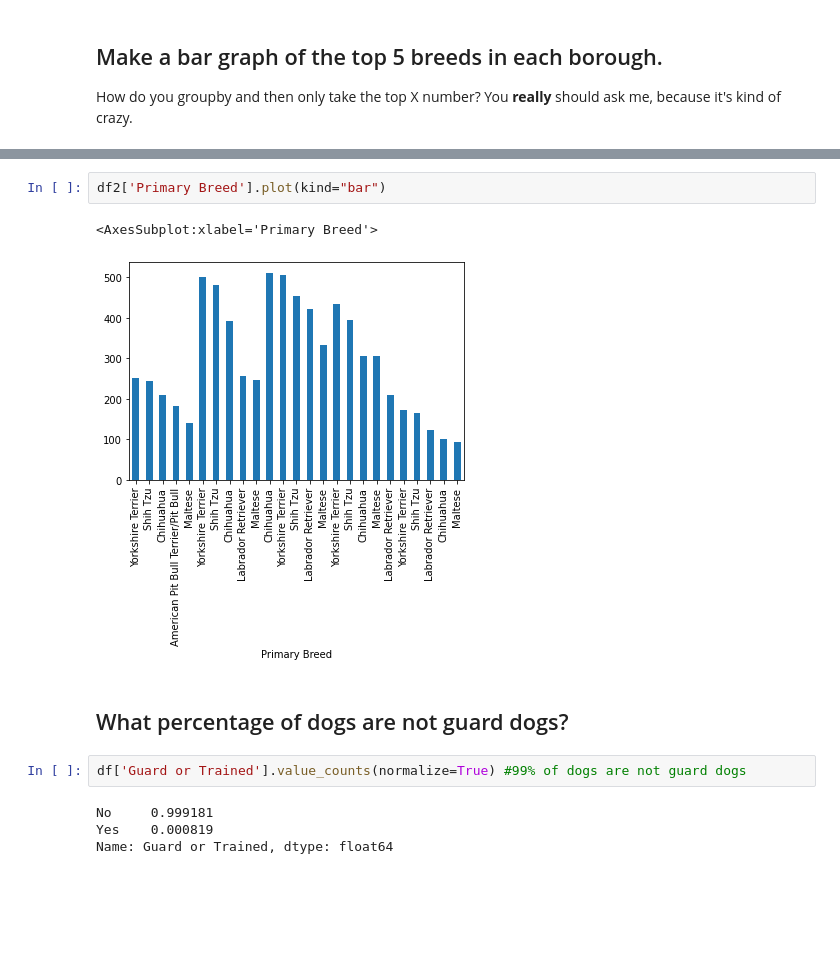
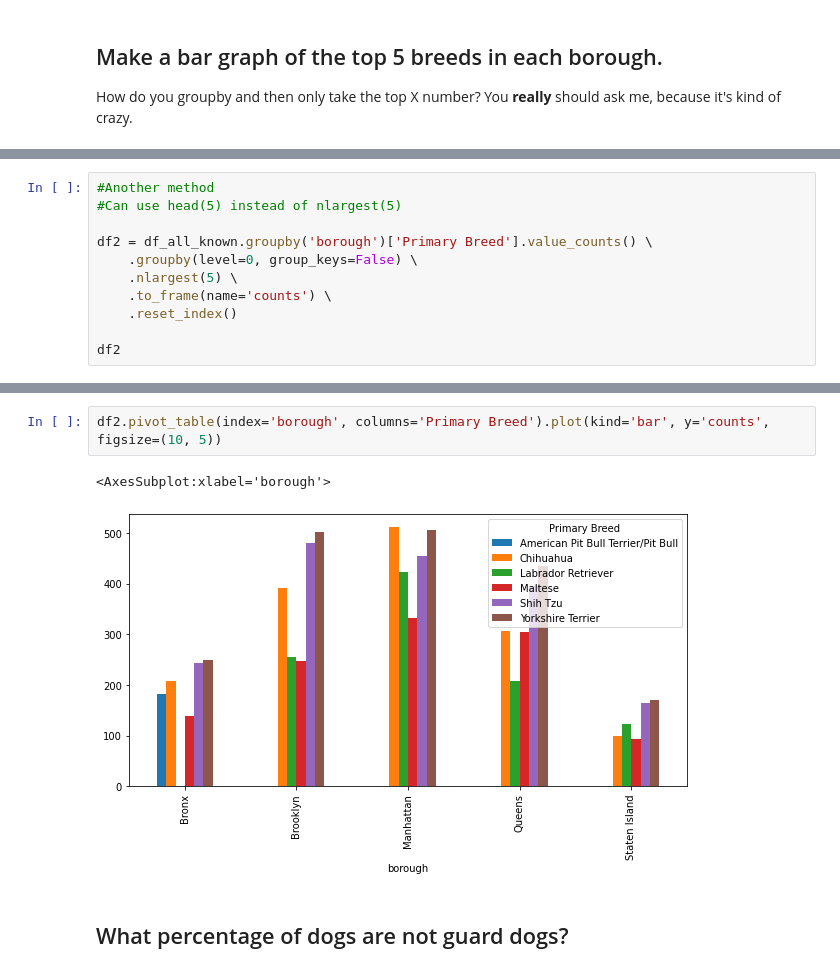
Before and after one commit to saveyak/lede_homework, a Jupyter notebook: 06-homework/dogs/Dataset TWO - Dogs.ipynb, the cells around one changed output, grey strips where cells are left out. Cells and saved outputs as stored; diff of their text form; blank space fills up the shorter version.

```diff
--- a/06-homework/dogs/Dataset TWO - Dogs.ipynb
+++ b/06-homework/dogs/Dataset TWO - Dogs.ipynb
@@ -544,0 +599,11 @@ df2
+# %%
+#Another method
+#Can use head(5) instead of nlargest(5)
+
+df2 = df_all_known.groupby('borough')['Primary Breed'].value_counts() \
+    .groupby(level=0, group_keys=False) \
+    .nlargest(5) \
+    .to_frame(name='counts') \
+    .reset_index()
+
+df2
@@ -545,13 +644,7 @@ df2
 # %%
-df2['Primary Breed'].plot(kind="bar")
+df2.pivot_table(index='borough', columns='Primary Breed').plot(kind='bar', y='counts', figsize=(10, 5))
 # %% [output]
-<AxesSubplot:xlabel='Primary Breed'>
+<AxesSubplot:xlabel='borough'>
-[figure, old version]
+[figure, new version]
 # %% [markdown]
 ## What percentage of dogs are not guard dogs?
-# %%
-df['Guard or Trained'].value_counts(normalize=True) #99% of dogs are not guard dogs
-# %% [output]
-No     0.999181
-Yes    0.000819
-Name: Guard or Trained, dtype: float64
```
Also changed, not shown: parts of 24 cells of this notebook, 3 other files.
